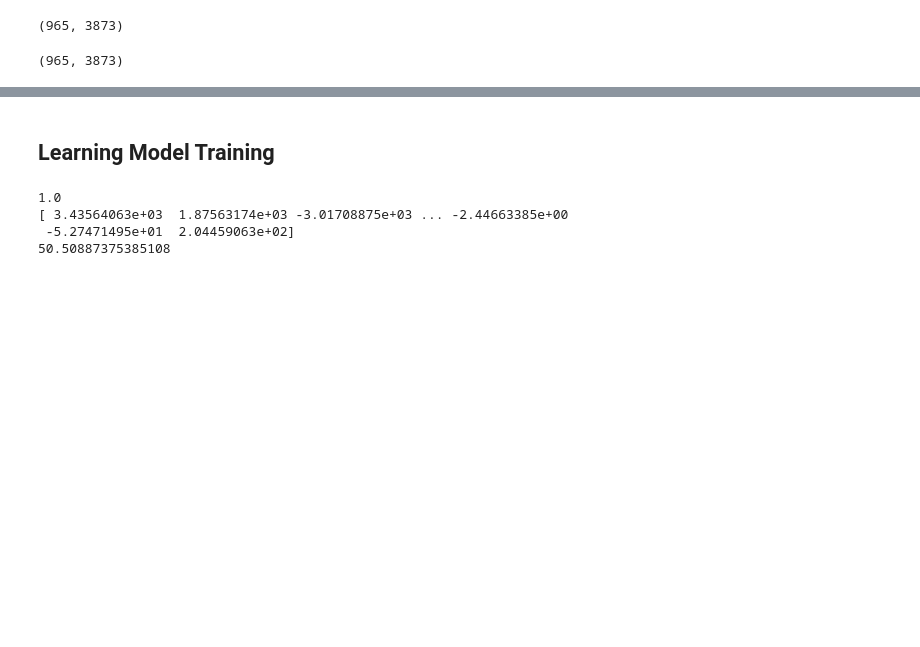
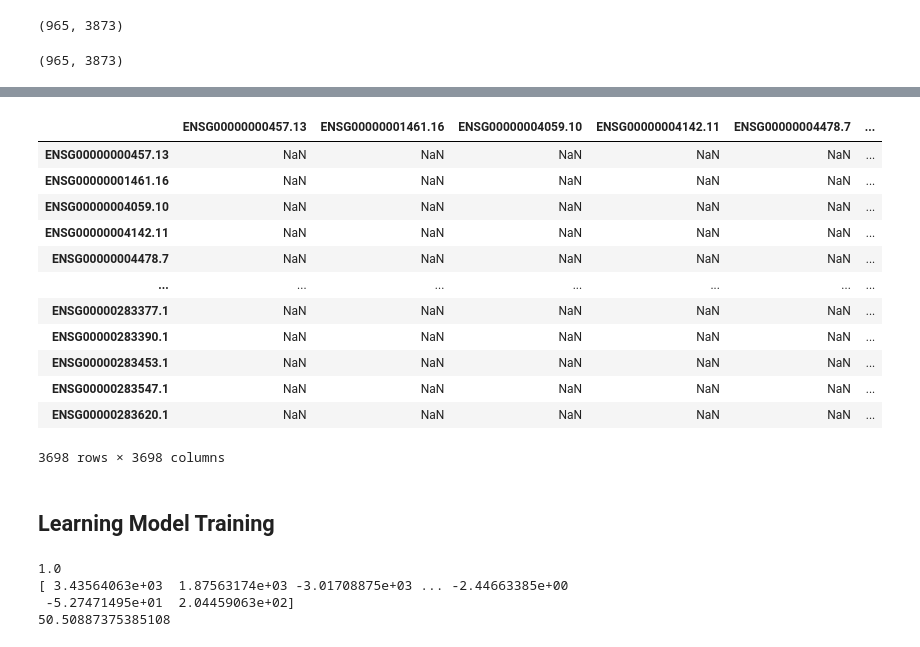
Before and after one commit to Shemkent/Hackathon-Summer-2021, a Jupyter notebook: analyze_data_notebook.ipynb, the cells around one changed output, grey strips where cells are left out. Drawn from its saved outputs; the diff is of its cells as text; code cells hidden in the pictures; blank space fills up the shorter version.

```diff
--- a/analyze_data_notebook.ipynb
+++ b/analyze_data_notebook.ipynb
@@ -248,2 +234,7 @@ min        -0.630077
 max         0.987916
 Name: ENSG00000283620.1, dtype: float64
+# %%
+##remove all values where abs(correlation) < 0.8
+corr_graph = filtered_corr_rm_diag.copy()
+for col in corr_graph.columns:
+    corr_graph[col].loc[corr_graph[col] < 0.8] = None
@@ -249,0 +243,3 @@ Name: ENSG00000283620.1, dtype: float64
+# %%
+corr_graph_counts = corr_graph.count()
+corr_graph_counts[corr_graph_counts == 1]
@@ -250,3 +259,30 @@ Name: ENSG00000283620.1, dtype: float64
+# %%
+corr_graph_pruned = corr_graph.copy()
+
+for feat_name in corr_graph_counts[corr_graph_counts == 1].index:
+    corr_graph_pruned_counts = corr_graph_pruned.count()
+
+    if corr_graph_pruned_counts[feat_name] == 0:
+        # pair already removed
+        continue
+
+    corr_graph_pruned.drop(index=feat_name, columns=feat_name, inplace=True)
+
+corr_graph_pruned
+# %% [output]
+|  | ENSG00000000457.13 | ENSG00000001461.16 | ENSG00000004059.10 | ENSG00000004142.11 | ENSG00000004478.7 | ... |
+| ENSG00000000457.13 | NaN | NaN | NaN | NaN | NaN | ... |
+| ENSG00000001461.16 | NaN | NaN | NaN | NaN | NaN | ... |
+| ENSG00000004059.10 | NaN | NaN | NaN | NaN | NaN | ... |
+| ENSG00000004142.11 | NaN | NaN | NaN | NaN | NaN | ... |
+| ENSG00000004478.7 | NaN | NaN | NaN | NaN | NaN | ... |
+| ... | ... | ... | ... | ... | ... | ... |
+| ENSG00000283377.1 | NaN | NaN | NaN | NaN | NaN | ... |
+| ENSG00000283390.1 | NaN | NaN | NaN | NaN | NaN | ... |
+| ENSG00000283453.1 | NaN | NaN | NaN | NaN | NaN | ... |
+| ENSG00000283547.1 | NaN | NaN | NaN | NaN | NaN | ... |
+| ENSG00000283620.1 | NaN | NaN | NaN | NaN | NaN | ... |
+3698 rows × 3698 columns
 # %% [markdown]
 ## Learning Model Training
 # %%
```
Also changed, not shown: parts of 10 cells of this notebook.
